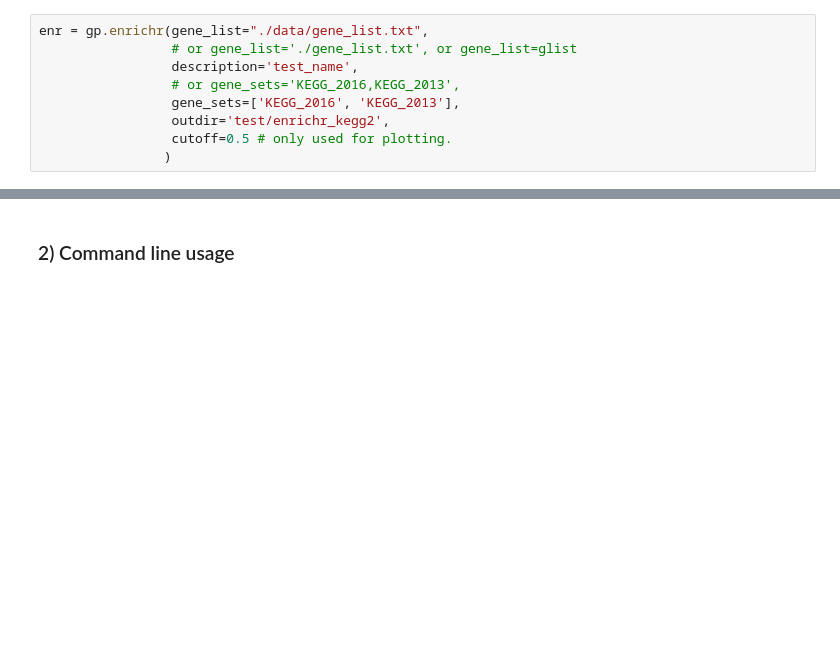
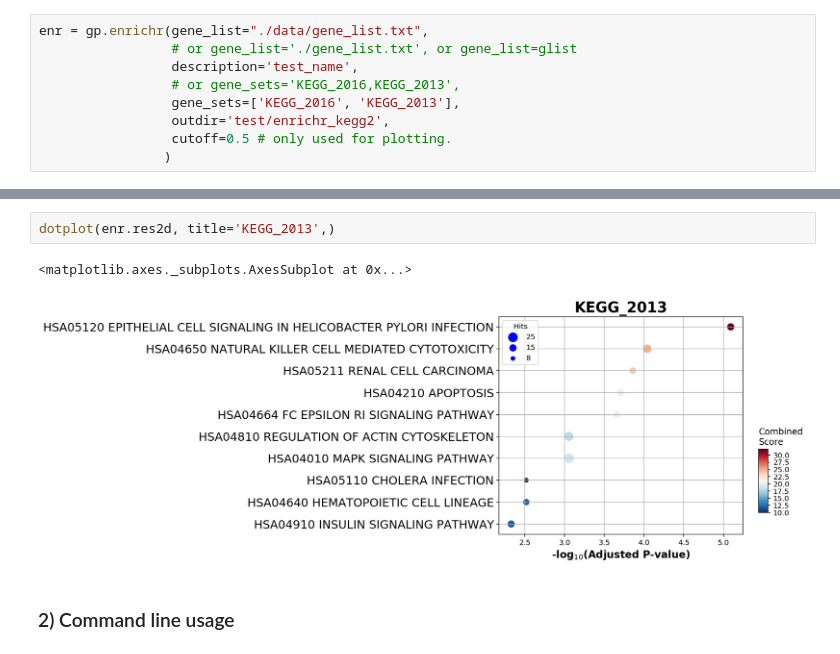
Before and after one commit to zqfang/GSEApy, a Jupyter notebook: docs/gseapy_example.ipynb, the cells around one changed output, grey strips where cells are left out. Saved outputs shown, nothing was run; the diff lists cells and outputs as text; blank space fills up the shorter version.

```diff
--- a/docs/gseapy_example.ipynb
+++ b/docs/gseapy_example.ipynb
@@ -117,3 +118,8 @@ barplot(enr.res2d,title='KEGG_2013', cutoff=0.2, figsize=(6,3))
+# %%
+dotplot(enr.res2d, title='KEGG_2013',)
+# %% [output]
+<matplotlib.axes._subplots.AxesSubplot at 0x...>
+[figure, added]
 # %% [markdown]
 ### 2) Command line usage
 # %% [markdown]
```
Also changed, not shown: parts of 23 cells of this notebook, 1 other file.
